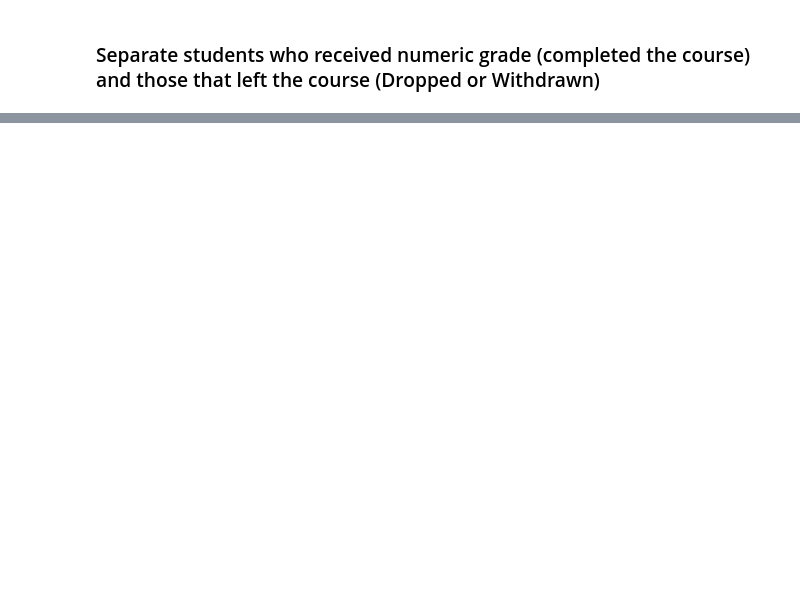
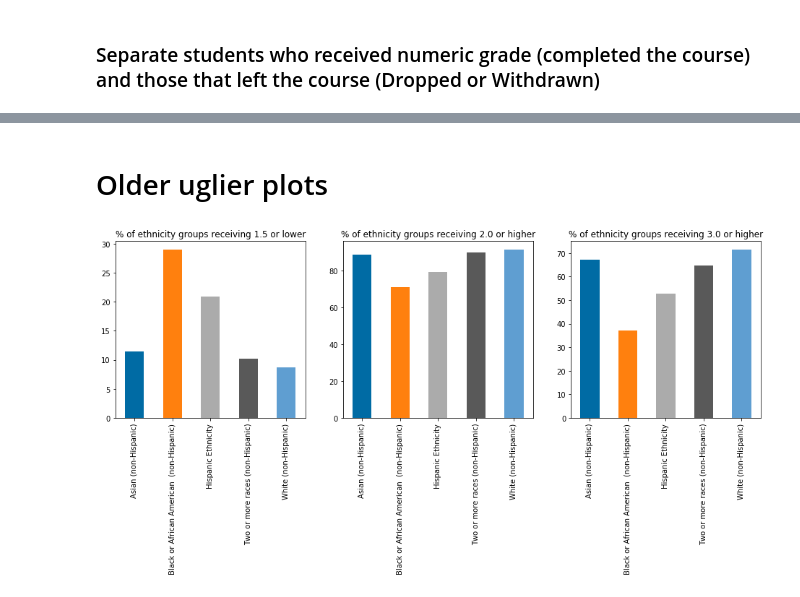
Before and after one commit to anair3007/gradeComparison, a Jupyter notebook: gradeComparison.ipynb, the cells around one changed output, grey strips where cells are left out. Saved outputs shown, nothing was run; the diff lists cells and outputs as text; code cells hidden in the pictures; blank space fills up the shorter version.

```diff
--- a/gradeComparison.ipynb
+++ b/gradeComparison.ipynb
@@ -281,0 +268,26 @@ plt.show()
+# %% [markdown]
+# Older uglier plots
+# %%
+underMinimum = receivedGrade.loc[ receivedGrade["grade"] <= 1.5 ].copy()
+aboveMinimum = receivedGrade.loc[ receivedGrade["grade"] >= 2.0 ].copy()
+threeAndAbove = receivedGrade.loc[ receivedGrade["grade"] >= 3.0 ].copy()
+
+underMinimumByEthnicity = 100*underMinimum['ethnicity'].value_counts()/receivedGrade['ethnicity'].value_counts()
+aboveMinimumByEthnicity = 100*aboveMinimum['ethnicity'].value_counts()/receivedGrade['ethnicity'].value_counts()
+threeAndAboveByEthnicity = 100*threeAndAbove['ethnicity'].value_counts()/receivedGrade['ethnicity'].value_counts()
+underMinimumByEthnicity = underMinimumByEthnicity.sort_index()
+aboveMinimumByEthnicity = aboveMinimumByEthnicity.sort_index()
+threeAndAboveByEthnicity = threeAndAboveByEthnicity.sort_index()
+
+fig=plt.figure(figsize=(16, 4.5))
+fig.add_subplot(131)
+underMinimumByEthnicity.plot.bar(
+    title="% of ethnicity groups receiving 1.5 or lower",
+    )
+fig.add_subplot(132)
+aboveMinimumByEthnicity.plot.bar(title="% of ethnicity groups receiving 2.0 or higher")
+fig.add_subplot(133)
+threeAndAboveByEthnicity.plot.bar(title="% of ethnicity groups receiving 3.0 or higher")
+plt.show()
+# %% [output]
+[figure, added]
```
Also changed, not shown: parts of 61 cells of this notebook.
